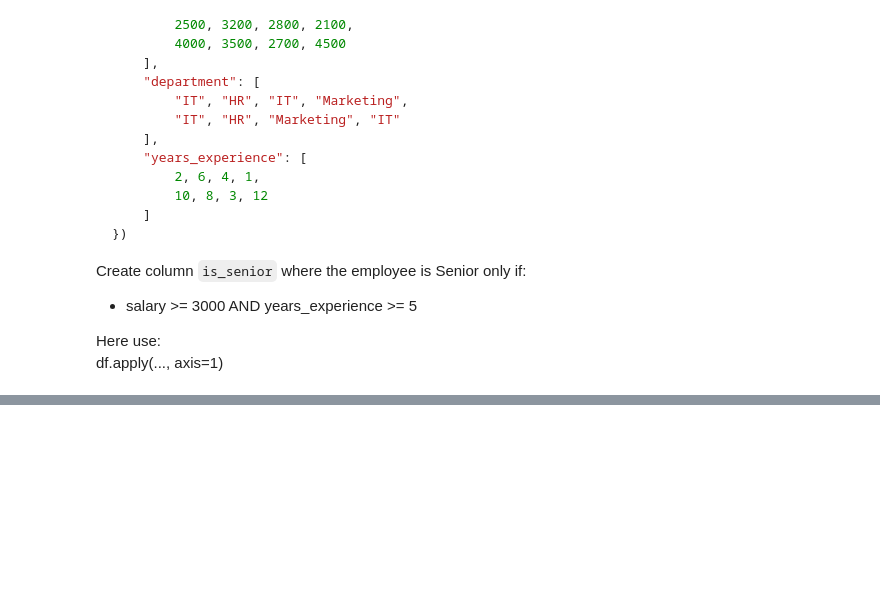
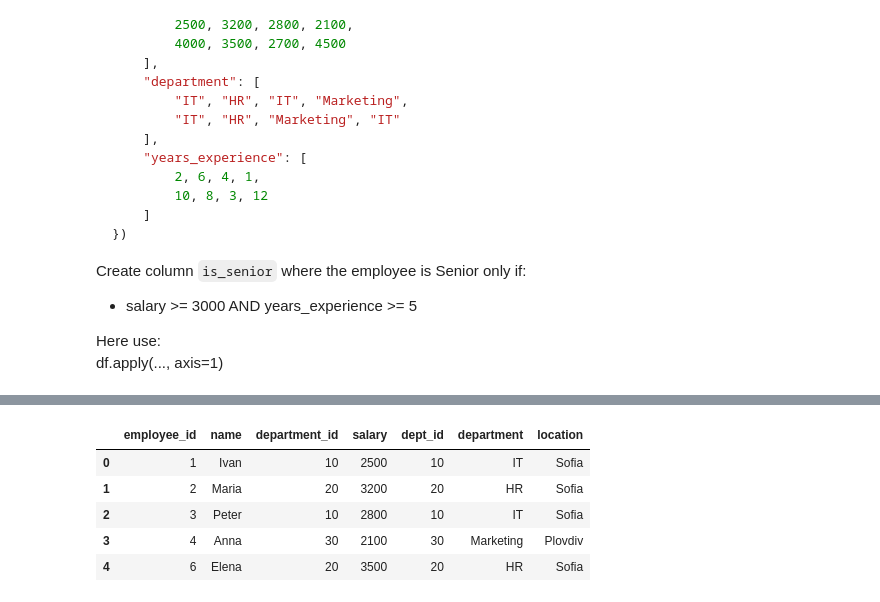
Before and after one commit to manoldzhermanski/Python_Practice, a Jupyter notebook: 03_pandas/pandas_fundamentals.ipynb, the cells around one changed output, grey strips where cells are left out. Cells and saved outputs as stored; diff of their text form; code cells hidden in the pictures; blank space fills up the shorter version.

```diff
--- a/03_pandas/pandas_fundamentals.ipynb
+++ b/03_pandas/pandas_fundamentals.ipynb
@@ -3098,0 +3496,34 @@ df
+# %%
+employees = pd.DataFrame({
+    "employee_id": [1, 2, 3, 4, 5, 6],
+    "name": [
+        "Ivan", "Maria", "Peter",
+        "Anna", "Georgi", "Elena"
+    ],
+    "department_id": [
+        10, 20, 10, 30, 40, 20
+    ],
+    "salary": [
+        2500, 3200, 2800,
+        2100, 4000, 3500
+    ]
+})
+
+departments_2 = departments.rename(
+columns={"department_id": "dept_id"}
+)
+
+result = employees.merge(
+    departments_2,
+    left_on="department_id",
+    right_on="dept_id"
+    )
+
+result
+# %% [output]
+|  | employee_id | name | department_id | salary | dept_id | department | location |
+| 0 | 1 | Ivan | 10 | 2500 | 10 | IT | Sofia |
+| 1 | 2 | Maria | 20 | 3200 | 20 | HR | Sofia |
+| 2 | 3 | Peter | 10 | 2800 | 10 | IT | Sofia |
+| 3 | 4 | Anna | 30 | 2100 | 30 | Marketing | Plovdiv |
+| 4 | 6 | Elena | 20 | 3500 | 20 | HR | Sofia |
```
Also changed, not shown: parts of 11 cells of this notebook, 1 other file.
